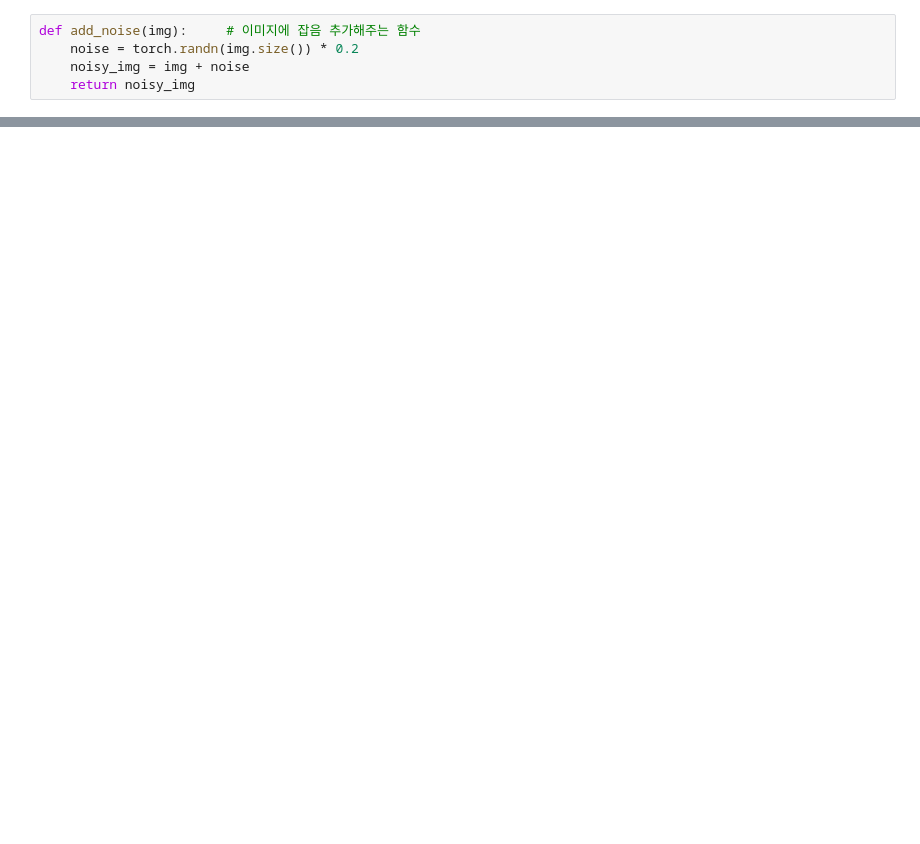
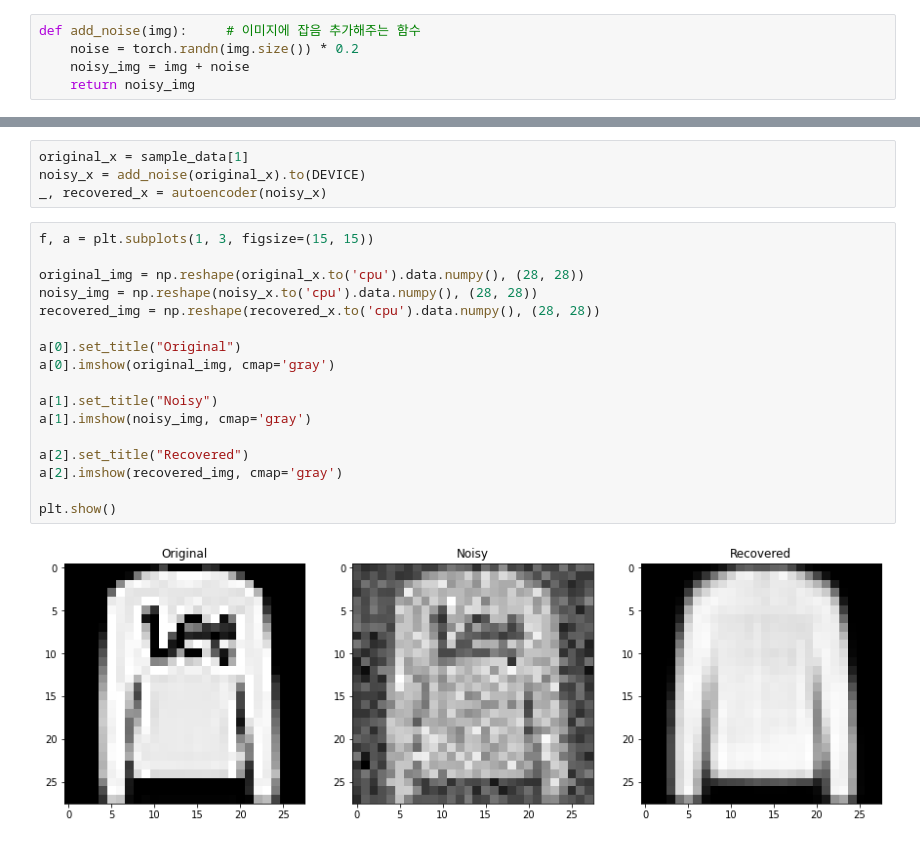
Before and after one commit to hyeon1263/PyTorch_Study, a Jupyter notebook: 3min-pytorch/pytorch_coding/ch06.ipynb, the cells around one changed output, grey strips where cells are left out. Drawn from its saved outputs; the diff is of its cells as text; blank space fills up the shorter version.

```diff
--- a/3min-pytorch/pytorch_coding/ch06.ipynb
+++ b/3min-pytorch/pytorch_coding/ch06.ipynb
@@ -190,0 +265,23 @@ def add_noise(img):     # 이미지에 잡음 추가해주는 함수
+# %%
+original_x = sample_data[1]
+noisy_x = add_noise(original_x).to(DEVICE)
+_, recovered_x = autoencoder(noisy_x)
+# %%
+f, a = plt.subplots(1, 3, figsize=(15, 15))
+
+original_img = np.reshape(original_x.to('cpu').data.numpy(), (28, 28))
+noisy_img = np.reshape(noisy_x.to('cpu').data.numpy(), (28, 28))
+recovered_img = np.reshape(recovered_x.to('cpu').data.numpy(), (28, 28))
+
+a[0].set_title("Original")
+a[0].imshow(original_img, cmap='gray')
+
+a[1].set_title("Noisy")
+a[1].imshow(noisy_img, cmap='gray')
+
+a[2].set_title("Recovered")
+a[2].imshow(recovered_img, cmap='gray')
+
+plt.show()
+# %% [output]
+[figure, added]
```
Also changed, not shown: parts of 10 cells of this notebook.
